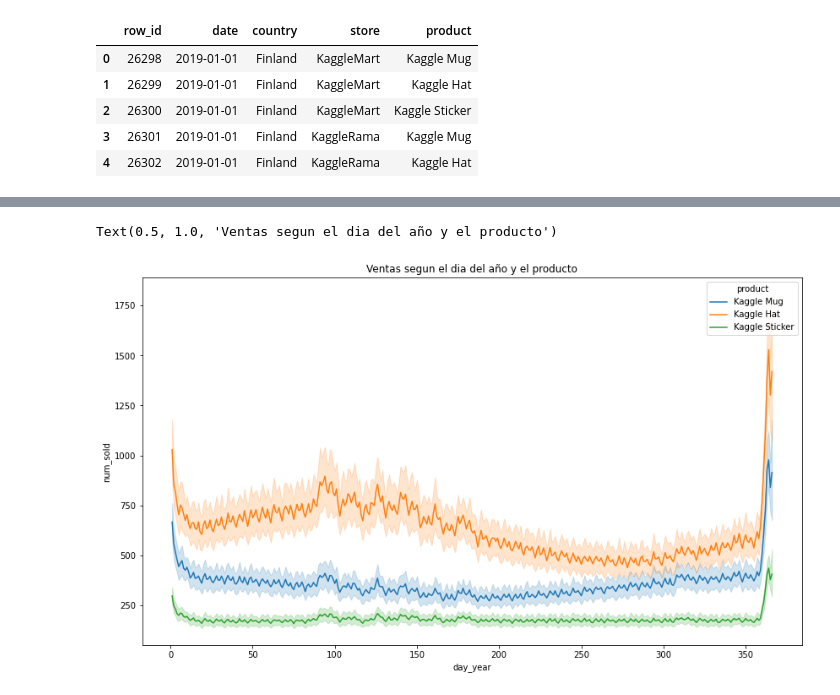
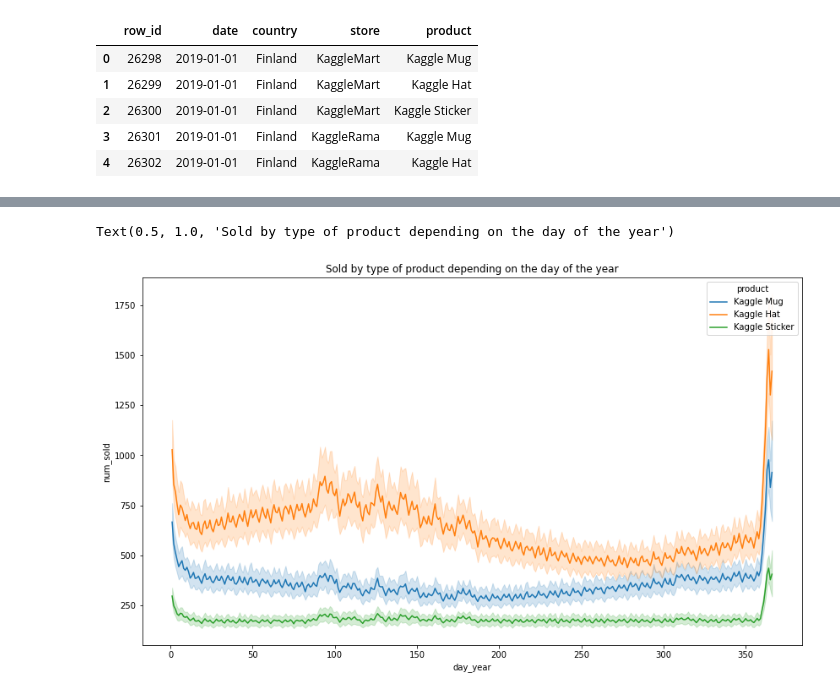
Before and after one commit to ccollado7/kaggle-tps-jan2022, a Jupyter notebook: notebooks/EDA/kaggle-tps-EDA.ipynb, the cells around one changed output, grey strips where cells are left out. Drawn from its saved outputs; the diff is of its cells as text; code cells hidden in the pictures.

```diff
--- a/notebooks/EDA/kaggle-tps-EDA.ipynb
+++ b/notebooks/EDA/kaggle-tps-EDA.ipynb
@@ -131,9 +182,9 @@ Text(0.5, 1.0, 'Ventas segun el dia del año y la tienda')
 # %%
-#Cantidad vendida por tipo de producto en funcion del dia del año
+#Quantity sold by type of product depending on the day of the year
 
 plt.figure(figsize=(14,8))
-sns.lineplot(data=train, x="day_year", y="num_sold",hue="product").set_title('Ventas segun el dia del año y el producto')
+sns.lineplot(data=train, x="day_year", y="num_sold",hue="product").set_title('Sold by type of product depending on the day of the year')
 # %% [output]
-Text(0.5, 1.0, 'Ventas segun el dia del año y el producto')
+Text(0.5, 1.0, 'Sold by type of product depending on the day of the year')
-[figure, old version]
+[figure, new version]
 # %%
```
Also changed, not shown: parts of 49 cells of this notebook.
